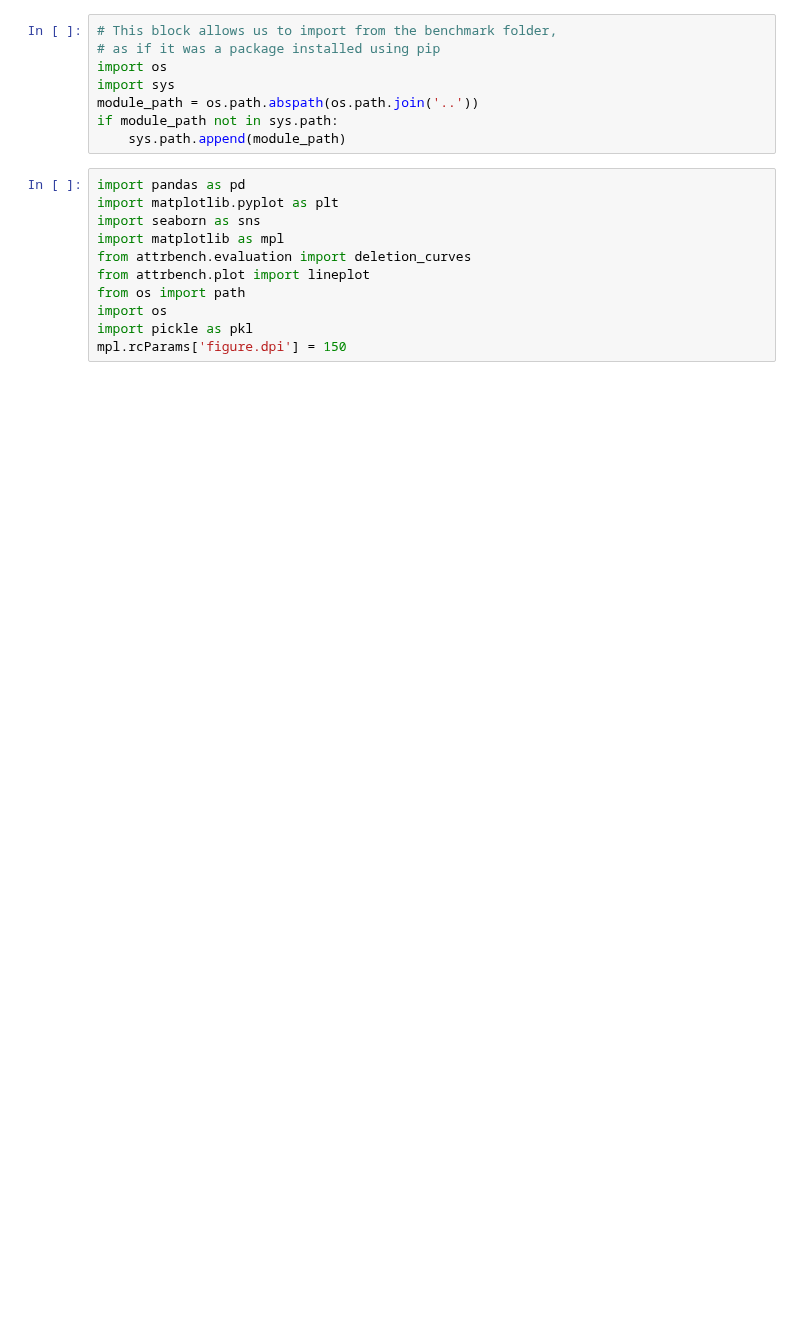
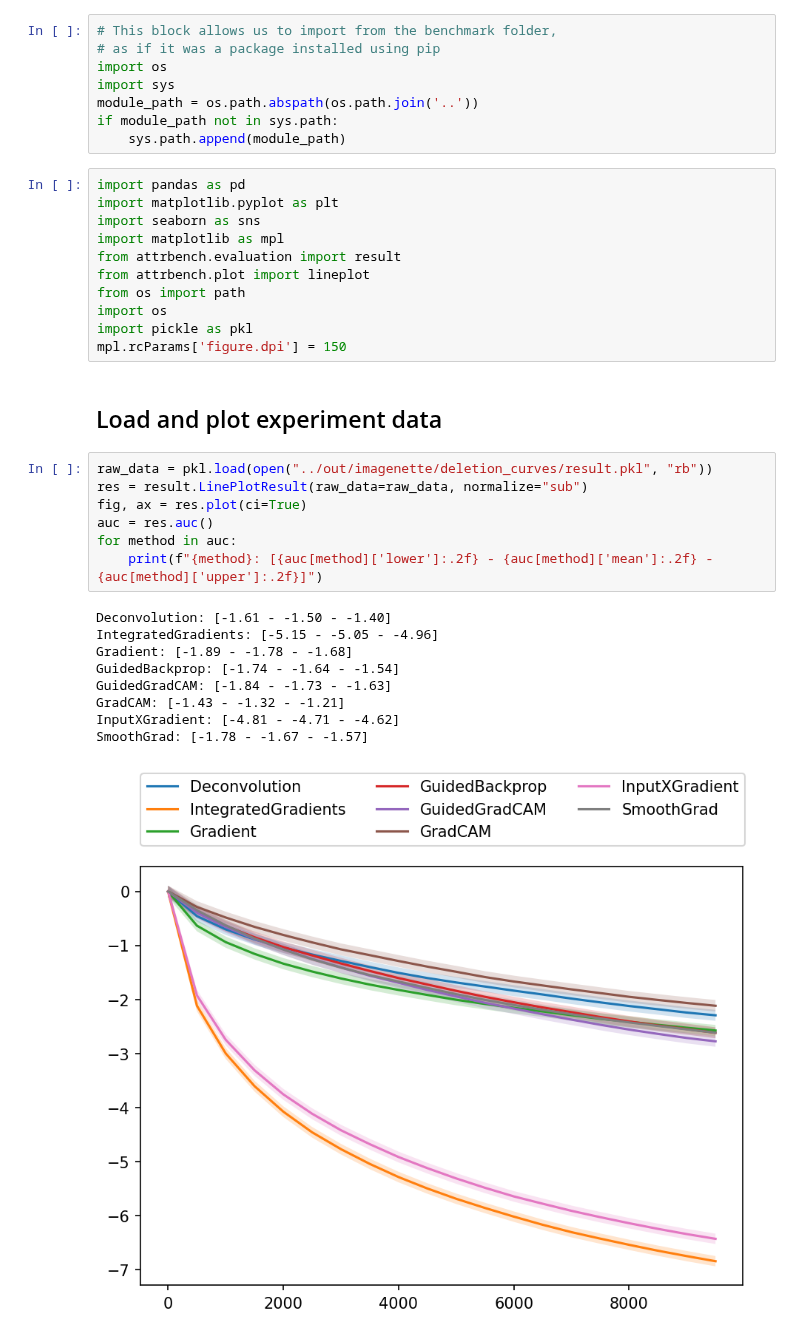
Before and after one commit to arnegevaert/benchmark, a Jupyter notebook: sandbox/show_results.ipynb, the cells around one changed output. Saved outputs shown, nothing was run; the diff lists cells and outputs as text; blank space fills up the shorter version.

Commit message:
Move result class + renormalize CIFAR10

```diff
--- a/sandbox/show_results.ipynb
+++ b/sandbox/show_results.ipynb
@@ -11,9 +11,28 @@ import pandas as pd
 import matplotlib.pyplot as plt
 import seaborn as sns
 import matplotlib as mpl
-from attrbench.evaluation import deletion_curves
+from attrbench.evaluation import result
 from attrbench.plot import lineplot
 from os import path
 import os
 import pickle as pkl
 mpl.rcParams['figure.dpi'] = 150
+# %% [markdown]
+## Load and plot experiment data
+# %%
+raw_data = pkl.load(open("../out/imagenette/deletion_curves/result.pkl", "rb"))
+res = result.LinePlotResult(raw_data=raw_data, normalize="sub")
+fig, ax = res.plot(ci=True)
+auc = res.auc()
+for method in auc:
+    print(f"{method}: [{auc[method]['lower']:.2f} - {auc[method]['mean']:.2f} - {auc[method]['upper']:.2f}]")
+# %% [output]
+Deconvolution: [-1.61 - -1.50 - -1.40]
+IntegratedGradients: [-5.15 - -5.05 - -4.96]
+Gradient: [-1.89 - -1.78 - -1.68]
+GuidedBackprop: [-1.74 - -1.64 - -1.54]
+GuidedGradCAM: [-1.84 - -1.73 - -1.63]
+GradCAM: [-1.43 - -1.32 - -1.21]
+InputXGradient: [-4.81 - -4.71 - -4.62]
+SmoothGrad: [-1.78 - -1.67 - -1.57]
+[figure, added]
```
Also changed, not shown: parts of 16 cells of this notebook, 6 other files.
